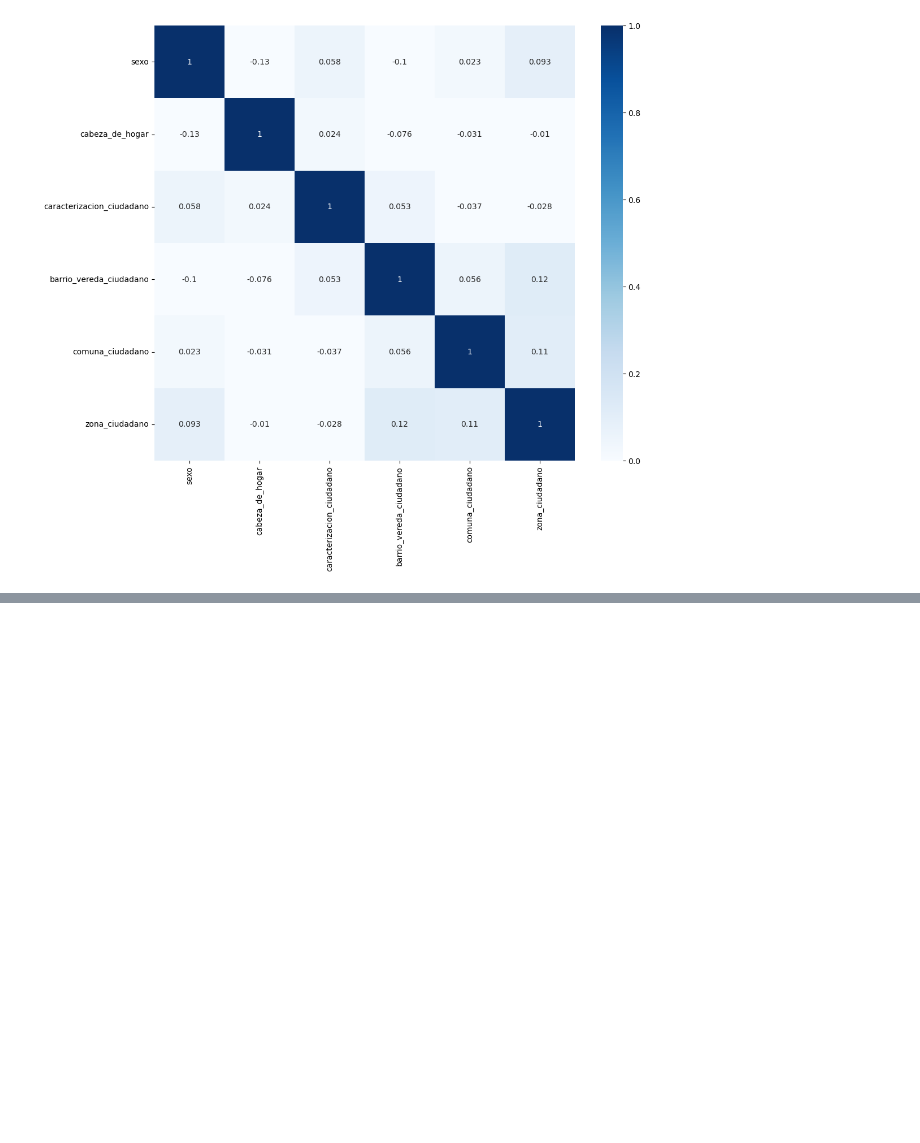
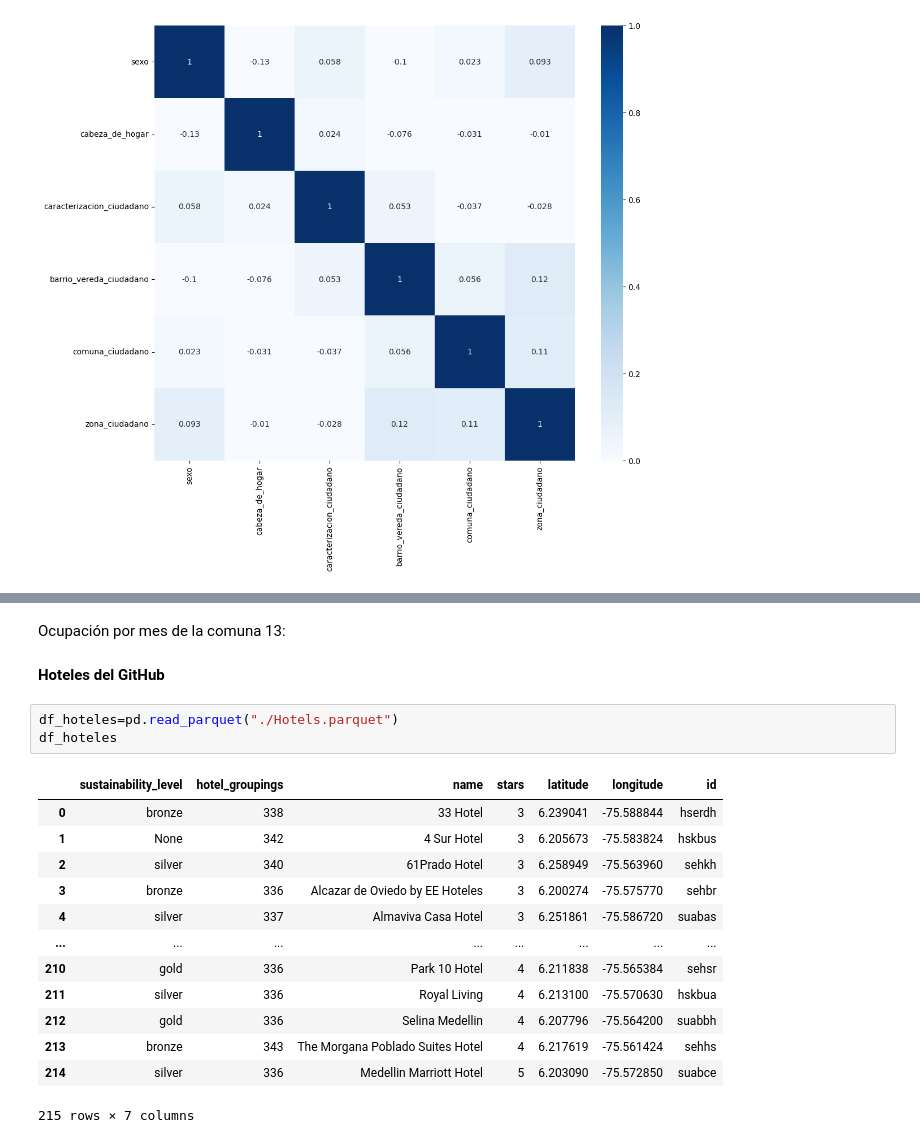
Before and after one commit to STinjaca/paisajito-ONU, a Jupyter notebook: mapitas_calor.ipynb, the cells around one changed output, grey strips where cells are left out. Cells and saved outputs as stored; diff of their text form; blank space fills up the shorter version.

```diff
--- a/mapitas_calor.ipynb
+++ b/mapitas_calor.ipynb
@@ -191,0 +220,21 @@ sns.heatmap(df_comerciantes[columnas_comerciantes].corr(), cmap="Blues", vmin=0,
+# %% [markdown]
+Ocupación por mes de la comuna 13:
+# %% [markdown]
+**Hoteles del GitHub**
+# %%
+df_hoteles=pd.read_parquet("./Hotels.parquet")
+df_hoteles
+# %% [output]
+|  | sustainability_level | hotel_groupings | name | stars | latitude | longitude | id |
+| 0 | bronze | 338 | 33 Hotel | 3 | 6.239041 | -75.588844 | hserdh |
+| 1 | None | 342 | 4 Sur Hotel | 3 | 6.205673 | -75.583824 | hskbus |
+| 2 | silver | 340 | 61Prado Hotel | 3 | 6.258949 | -75.563960 | sehkh |
+| 3 | bronze | 336 | Alcazar de Oviedo by EE Hoteles | 3 | 6.200274 | -75.575770 | sehbr |
+| 4 | silver | 337 | Almaviva Casa Hotel | 3 | 6.251861 | -75.586720 | suabas |
+| ... | ... | ... | ... | ... | ... | ... | ... |
+| 210 | gold | 336 | Park 10 Hotel | 4 | 6.211838 | -75.565384 | sehsr |
+| 211 | silver | 336 | Royal Living | 4 | 6.213100 | -75.570630 | hskbua |
+| 212 | gold | 336 | Selina Medellin | 4 | 6.207796 | -75.564200 | suabbh |
+| 213 | bronze | 343 | The Morgana Poblado Suites Hotel | 4 | 6.217619 | -75.561424 | sehhs |
+| 214 | silver | 336 | Medellin Marriott Hotel | 5 | 6.203090 | -75.572850 | suabce |
+215 rows × 7 columns
```
Also changed, not shown: parts of 3 cells of this notebook, 7 other files.
